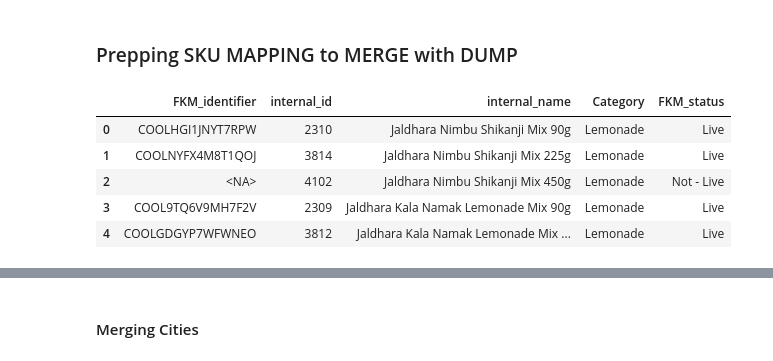
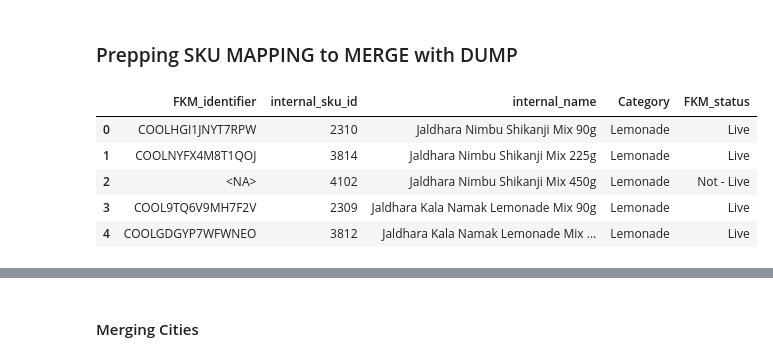
Before and after one commit to bishtakshay/Q-Commerce-Sales-Data-Pipeline-Jaldhara-Drinks, a Jupyter notebook: Qcom-ExistingFiles-cleaning.ipynb, the cells around one changed output, grey strips where cells are left out. Cells and saved outputs as stored; diff of their text form; code cells hidden in the pictures.

```diff
--- a/Qcom-ExistingFiles-cleaning.ipynb
+++ b/Qcom-ExistingFiles-cleaning.ipynb
@@ -48,7 +49,7 @@ sku_mapping.rename(columns={"Blinkit Identifier":"blinkit_identifier",
                             "Status.1":"instamart_status",
                             "Status.2":"zepto_status",
                             "Status.3":"FKM_status",
-                            "Status.4":"BB_status",}, inplace=True)
+                            "Status.4":"BB_status"}, inplace=True)
 # %% [markdown]
 ## City Mapping Cleaning
 # %%
@@ -492,10 +496,10 @@ memory usage: 594.9 KB
 # %% [markdown]
 ### Prepping SKU MAPPING to MERGE with DUMP
 # %%
-sku_mapping_fkminutes = sku_mapping[["FKM_identifier","internal_id","internal_name","Category","FKM_status"]].copy()
+sku_mapping_fkminutes = sku_mapping[["FKM_identifier","internal_sku_id","internal_name","Category","FKM_status"]].copy()
 sku_mapping_fkminutes.head()
 # %% [output]
-|  | FKM_identifier | internal_id | internal_name | Category | FKM_status |
+|  | FKM_identifier | internal_sku_id | internal_name | Category | FKM_status |
 | 0 | COOLHGI1JNYT7RPW | 2310 | Jaldhara Nimbu Shikanji Mix 90g | Lemonade | Live |
 | 1 | COOLNYFX4M8T1QOJ | 3814 | Jaldhara Nimbu Shikanji Mix 225g | Lemonade | Live |
 | 2 | <NA> | 4102 | Jaldhara Nimbu Shikanji Mix 450g | Lemonade | Not - Live |
```
Also changed, not shown: parts of 34 cells of this notebook, 4 other files.
